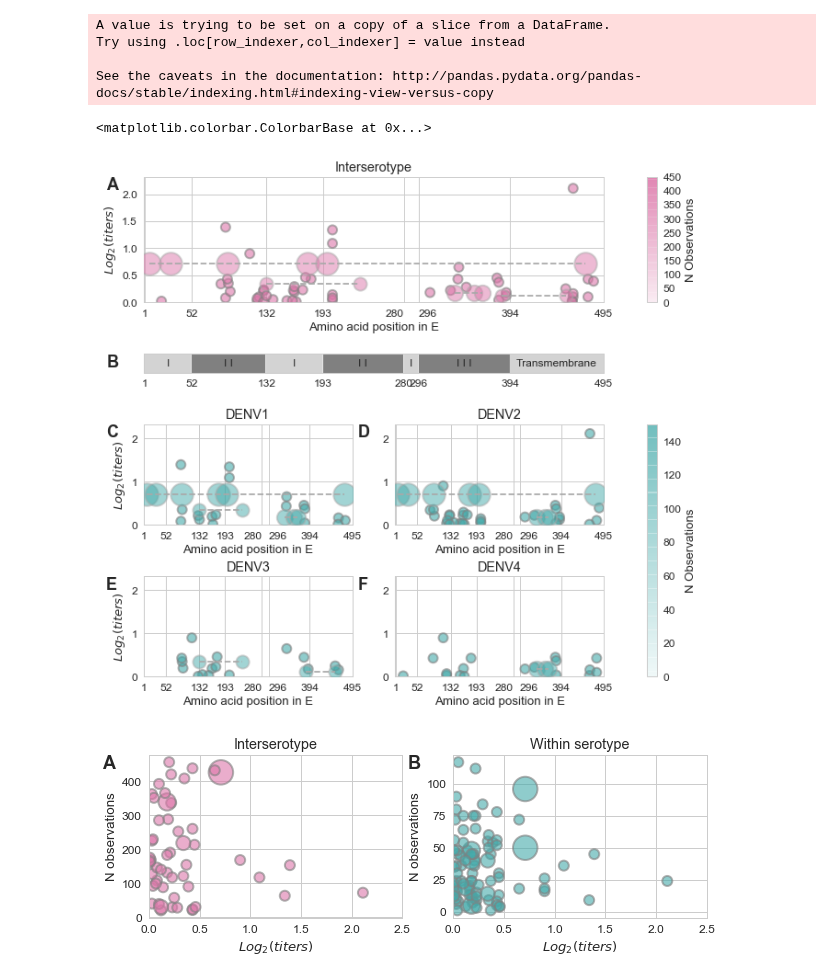
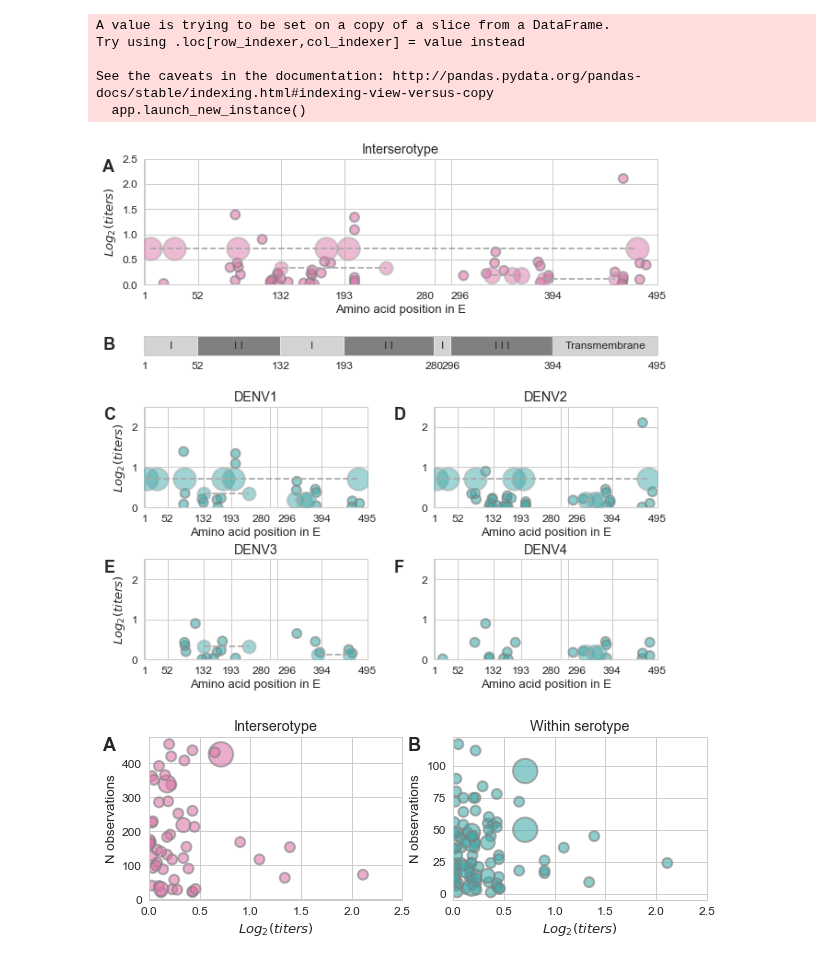
Before and after one commit to blab/dengue-antigenic-dynamics, a Jupyter notebook: figures/antigenic-mutations.ipynb, the cells around one changed output. Saved outputs shown, nothing was run; the diff lists cells and outputs as text; code cells hidden in the pictures.

Commit message:
Take out N from mutation location figure

```diff
--- a/figures/antigenic-mutations.ipynb
+++ b/figures/antigenic-mutations.ipynb
@@ -179,7 +178,7 @@ def plot_E_domains(ax, domains=domains):
     ax.set_xticks([float(x)/395. for x in xticks])
     ax.set_yticks([])
 # %%
-def plot_position_db(all_counts, category, ax, cmap):
+def plot_position_db(all_counts, category, ax, c):
 
     plt.sca(ax)
     vmin=0.
@@ -187,21 +186,16 @@ def plot_position_db(all_counts, category, ax, cmap):
     if category == 'Interserotype':
         interserotype = all_counts.loc[all_counts['category'] == 'Interserotype']
         ymax = interserotype['db'].max()
-#         vmax = interserotype['frequency'].max()
-#         vmin = interserotype['frequency'].min()
     else:
         within_serotype = all_counts.loc[all_counts['category'] != 'Interserotype']
         ymax = within_serotype['db'].max()
-#         vmax = within_serotype['frequency'].max()
-#         vmin = within_serotype['frequency'].min()
-    norm = mpl.colors.Normalize(vmax=vmax, vmin=vmin)
 
     counts = all_counts.loc[all_counts['category'] == category]
 
     singleton_counts = counts.loc[counts['mut'].str.count(',')==0]
     singleton_counts['position'] = singleton_counts['mut'].str[3:-1].astype(int)
     ax.scatter(singleton_counts['position'], singleton_counts['db'], s=singleton_counts['size']*100.,
-               c=singleton_counts['count'], norm = norm, alpha=0.6, edgecolors="grey", linewidth=2, cmap=cmap, marker='o')
+               c=c, alpha=0.6, edgecolors="grey", linewidth=2, marker='o')
 
 
     cluster_counts = counts.loc[counts['mut'].str.count(',')>0]
@@ -210,7 +204,7 @@ def plot_position_db(all_counts, category, ax, cmap):
         cl_x= [int(m[3:-1]) for m in cluster['mut'].split(',')]
         cl_y= [cluster['db']]*len(cl_x)
 
-        ax.scatter(cl_x, cl_y, s=cluster['size']*100., c=cmap(norm(cluster['count'])),
+        ax.scatter(cl_x, cl_y, s=cluster['size']*100., c=c,
                   alpha=0.5, edgecolors="darkgrey", linewidth=2, marker='o', zorder=len(counts)+1)
         ax.plot(cl_x, cl_y, '--', c='darkgray', zorder=len(counts)+2)
 
@@ -220,7 +214,7 @@ def plot_position_db(all_counts, category, ax, cmap):
     ticklabels[4].set_ha("right")
     ticklabels[5].set_ha("left")
 
-    ax.set_ylim(0, ymax*1.1)
+    ax.set_ylim(0, 2.5)
     ax.set_xlabel('Amino acid position in E')
     if category != 'DENV2' and category != 'DENV4':
         ax.set_ylabel(r'$Log_2(titers)$')
@@ -240,71 +234,44 @@ sns.set(style='whitegrid', font_scale=1.2)
 # %%
 def add_subfigure_label(ax, label, x=-0.18, y=1.0):
     ax.text(x, y, label, va='top', fontdict={'fontsize': 18, 'fontweight': 'bold'}, transform=ax.transAxes)
 
 plt.figure(figsize=(10,10))
-gs = gridspec.GridSpec(nrows=4, ncols=3,
-                       width_ratios=[1,1,0.05], height_ratios=[1,.15,.8,.8],
+gs = gridspec.GridSpec(nrows=4, ncols=2,
+                       width_ratios=[1,1], height_ratios=[1,.15,.8,.8],
                        hspace=0.6, wspace=0.3)
 
-within_serotype_palette = sns.light_palette(colors['all_effects'], 8, as_cmap=True)
-interserotype_palette = sns.light_palette(colors['interserotype_effects'], 8, as_cmap=True)
-
-ax0 = plt.subplot(gs[0,:-1])
-plot_position_db(antigenic_counts, 'Interserotype', ax0, interserotype_palette)
+ax0 = plt.subplot(gs[0,:])
+plot_position_db(antigenic_counts, 'Interserotype', ax0, colors['interserotype_effects'])
 add_subfigure_label(ax0, 'A', x=-.08)
 
 ax1 = plt.subplot(gs[2,0])
-plot_position_db(antigenic_counts, 'DENV1', ax1, within_serotype_palette)
+plot_position_db(antigenic_counts, 'DENV1', ax1, colors['all_effects'])
 add_subfigure_label(ax1, 'C')
 
 ax2 = plt.subplot(gs[2,1])
-plot_position_db(antigenic_counts, 'DENV2', ax2, within_serotype_palette)
+plot_position_db(antigenic_counts, 'DENV2', ax2, colors['all_effects'])
 add_subfigure_label(ax2, 'D')
 
 ax3 = plt.subplot(gs[3,0])
-plot_position_db(antigenic_counts, 'DENV3', ax3, within_serotype_palette)
+plot_position_db(antigenic_counts, 'DENV3', ax3, colors['all_effects'])
 add_subfigure_label(ax3, 'E')
 
 ax4 = plt.subplot(gs[3,1])
-plot_position_db(antigenic_counts, 'DENV4', ax4, within_serotype_palette)
+plot_position_db(antigenic_counts, 'DENV4', ax4, colors['all_effects'])
 add_subfigure_label(ax4, 'F')
 
-gene_ax = plt.subplot(gs[1,:-1])
+gene_ax = plt.subplot(gs[1,:])
 plot_E_domains(gene_ax)
 add_subfigure_label(gene_ax, 'B',x=-.08)
 
-interserotype_cbar_ax = plt.subplot(gs[0,-1])
-# interserotype_norm = mpl.colors.Normalize(antigenic_counts.loc[antigenic_counts['category'] == 'Interserotype']['frequency'].min(),
-#                                           antigenic_counts.loc[antigenic_counts['category'] == 'Interserotype']['frequency'].max())
-
-within_serotype_cbar_ax = plt.subplot(gs[2:,-1])
-# within_serotype_norm = mpl.colors.Normalize(antigenic_counts.loc[antigenic_counts['category'] != 'Interserotype']['frequency'].min(),
-#                                             antigenic_counts.loc[antigenic_counts['category'] != 'Interserotype']['frequency'].max())
-
-# norm = mpl.colors.Normalize(0., )
-
-mpl.colorbar.ColorbarBase(interserotype_cbar_ax, cmap=interserotype_palette,
-                                norm=mpl.colors.Normalize(0., 450),
-                                orientation='vertical',
-                                alpha=0.5,
-                                label='N Observations',
-                                ticklocation='right')
-
-mpl.colorbar.ColorbarBase(within_serotype_cbar_ax, cmap=within_serotype_palette,
-                                norm=mpl.colors.Normalize(0., 150),
-                                orientation='vertical',
-                                alpha=0.5,
-                                label=r'N Observations',
-                                ticklocation='right')
-
-# plt.savefig('./png/mutations_position_db.png', dpi=300, bbox_inches='tight')
+plt.savefig('./png/mutations_position_db.png', dpi=300, bbox_inches='tight')
 # %% [output]
 A value is trying to be set on a copy of a slice from a DataFrame.
 Try using .loc[row_indexer,col_indexer] = value instead
 
 See the caveats in the documentation: http://pandas.pydata.org/pandas-docs/stable/indexing.html#indexing-view-versus-copy
+  app.launch_new_instance()
-<matplotlib.colorbar.ColorbarBase at 0x...>
-[figure, old version]
+[figure, new version]
 # %%
 def plot_counts_db(counts, ax, c):
     plt.sca(ax)
```
Also changed, not shown: parts of 2 cells of this notebook, 2 other files.
